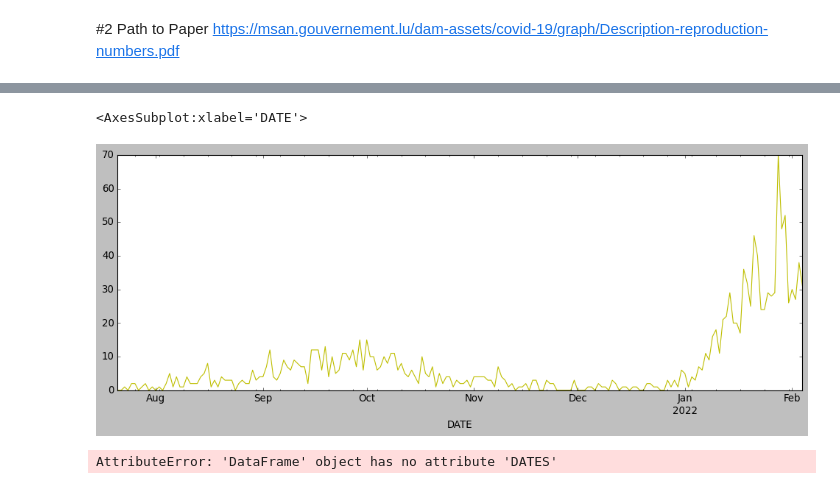
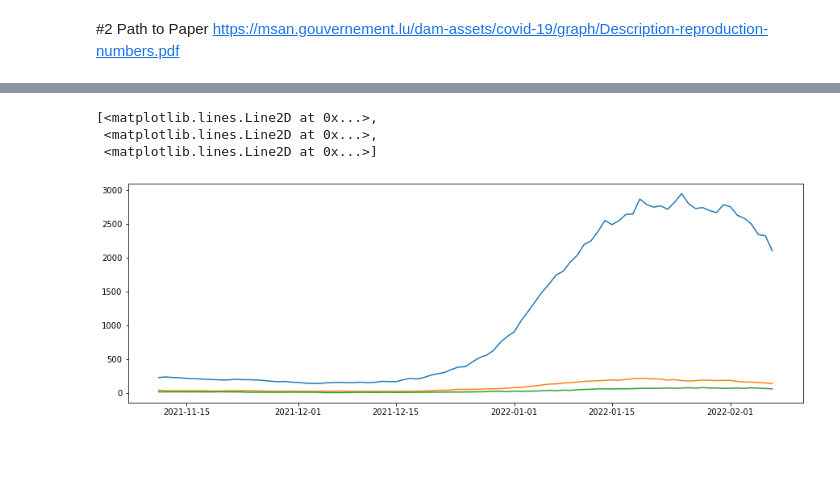
Before and after one commit to SeanDeBoo/Python, a Jupyter notebook: NSW Case data.ipynb, the cells around one changed output, grey strips where cells are left out. Drawn from its saved outputs; the diff is of its cells as text; code cells hidden in the pictures; blank space fills up the shorter version.

```diff
--- a/NSW Case data.ipynb
+++ b/NSW Case data.ipynb
@@ -193,9 +59,11 @@ deaths.DATE = pd.to_datetime(deaths.DATE, format='%d %b %y')
-# %%
-deaths[1:200].plot(x='DATE', y='NET', legend=None, style='y')
-# %% [output]
-<AxesSubplot:xlabel='DATE'>
-[figure, removed]
-# %%
-X = NSW.DATES
-# %% [output]
-AttributeError: 'DataFrame' object has no attribute 'DATES'
+# %%
+X = d['nsw'].DATE
+Y1, Y2, Y3, Y4= d['nsw'].HOSP, d['nsw'].ICU, d['nsw'].VENT, d['nsw'].NEW
+# %%
+fig, ax = plt.subplots()
+ax.plot(X[1:90], Y1[1:90], X[1:90], Y2[1:90], X[1:90], Y3[1:90])
+# %% [output]
+[<matplotlib.lines.Line2D at 0x...>,
+ <matplotlib.lines.Line2D at 0x...>,
+ <matplotlib.lines.Line2D at 0x...>]
+[figure, added]
```
Also changed, not shown: parts of 26 cells of this notebook.
